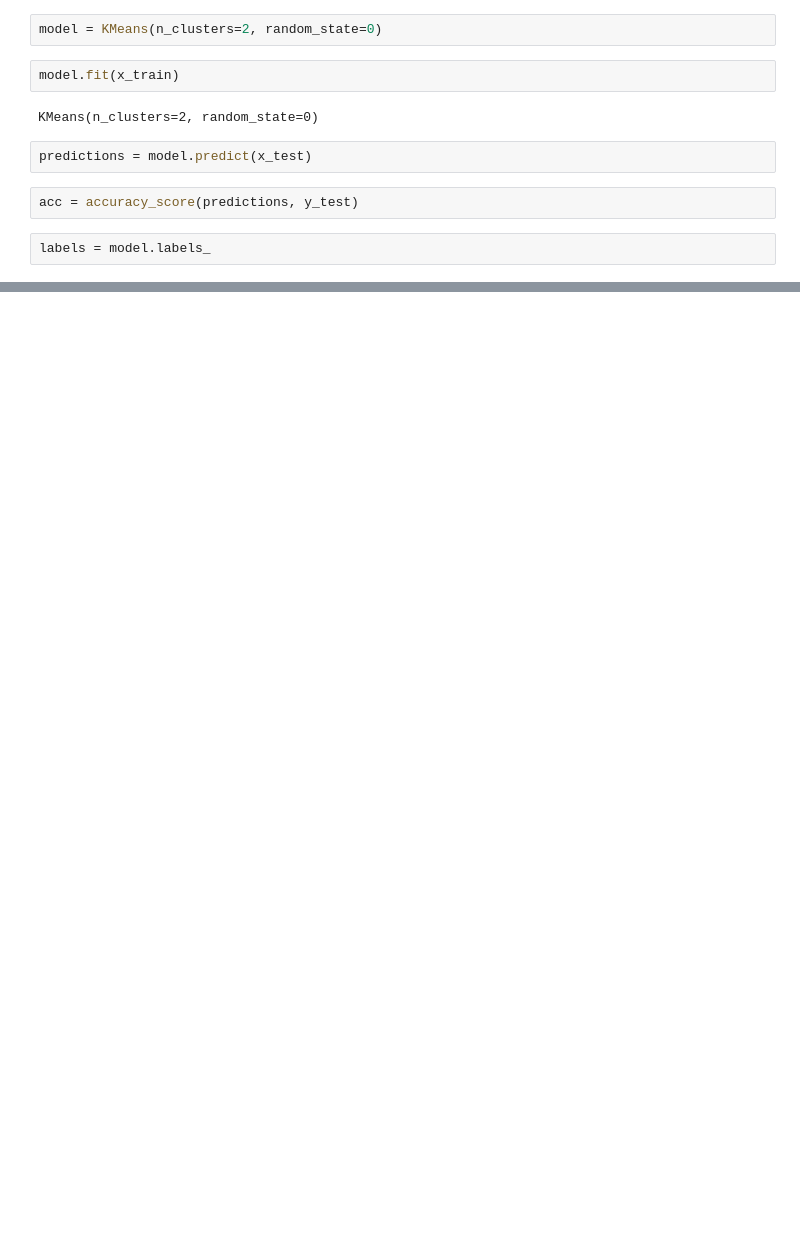
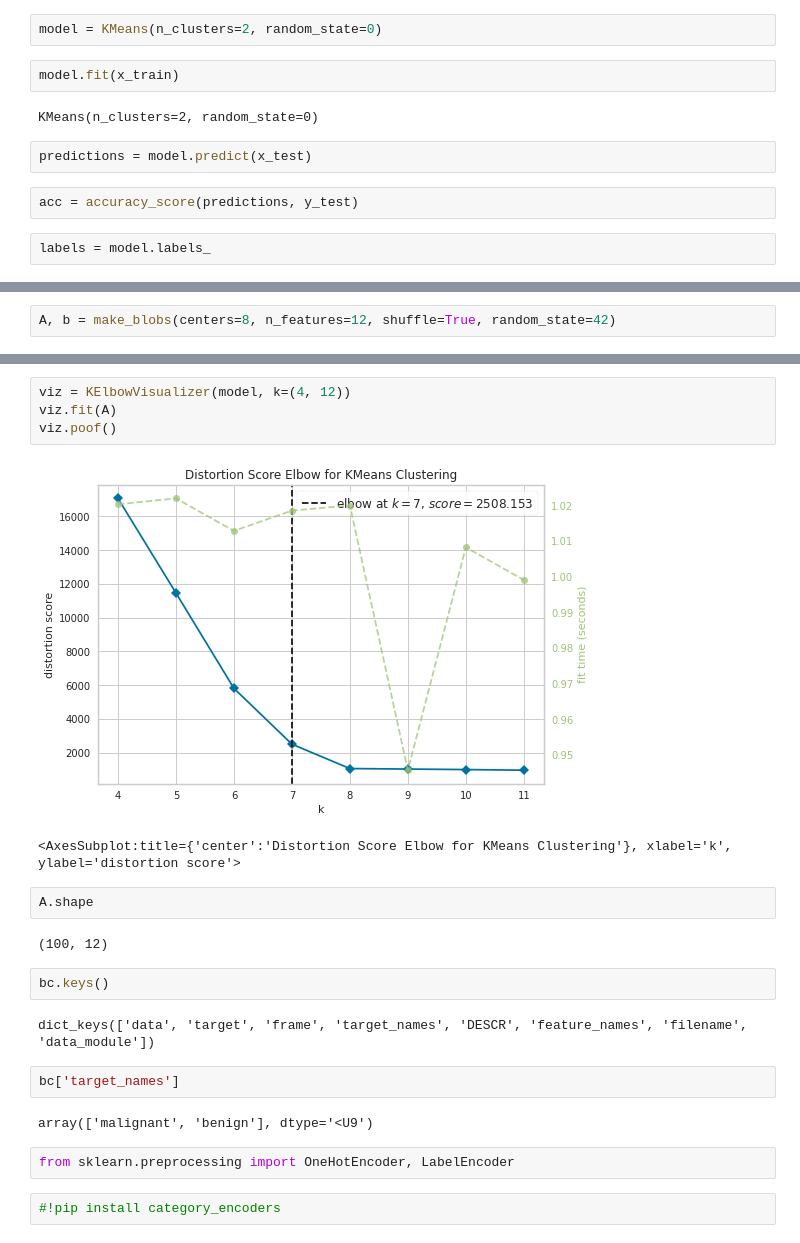
Before and after one commit to saramsv/MiniDataScienceProjects, a Jupyter notebook: kmeans.ipynb, the cells around one changed output, grey strips where cells are left out. Cells and saved outputs as stored; diff of their text form; blank space fills up the shorter version.

```diff
--- a/kmeans.ipynb
+++ b/kmeans.ipynb
@@ -70,0 +92,2 @@ row_0
+# %%
+A, b = make_blobs(centers=8, n_features=12, shuffle=True, random_state=42)
@@ -70,0 +118,23 @@ row_0
+# %%
+viz = KElbowVisualizer(model, k=(4, 12))
+viz.fit(A)
+viz.poof()
+# %% [output]
+[figure, added]
+<AxesSubplot:title={'center':'Distortion Score Elbow for KMeans Clustering'}, xlabel='k', ylabel='distortion score'>
+# %%
+A.shape
+# %% [output]
+(100, 12)
+# %%
+bc.keys()
+# %% [output]
+dict_keys(['data', 'target', 'frame', 'target_names', 'DESCR', 'feature_names', 'filename', 'data_module'])
+# %%
+bc['target_names']
+# %% [output]
+array(['malignant', 'benign'], dtype='<U9')
+# %%
+from sklearn.preprocessing import OneHotEncoder, LabelEncoder
+# %%
+#!pip install category_encoders
```
Also changed, not shown: parts of 32 cells of this notebook, 3 other files.
